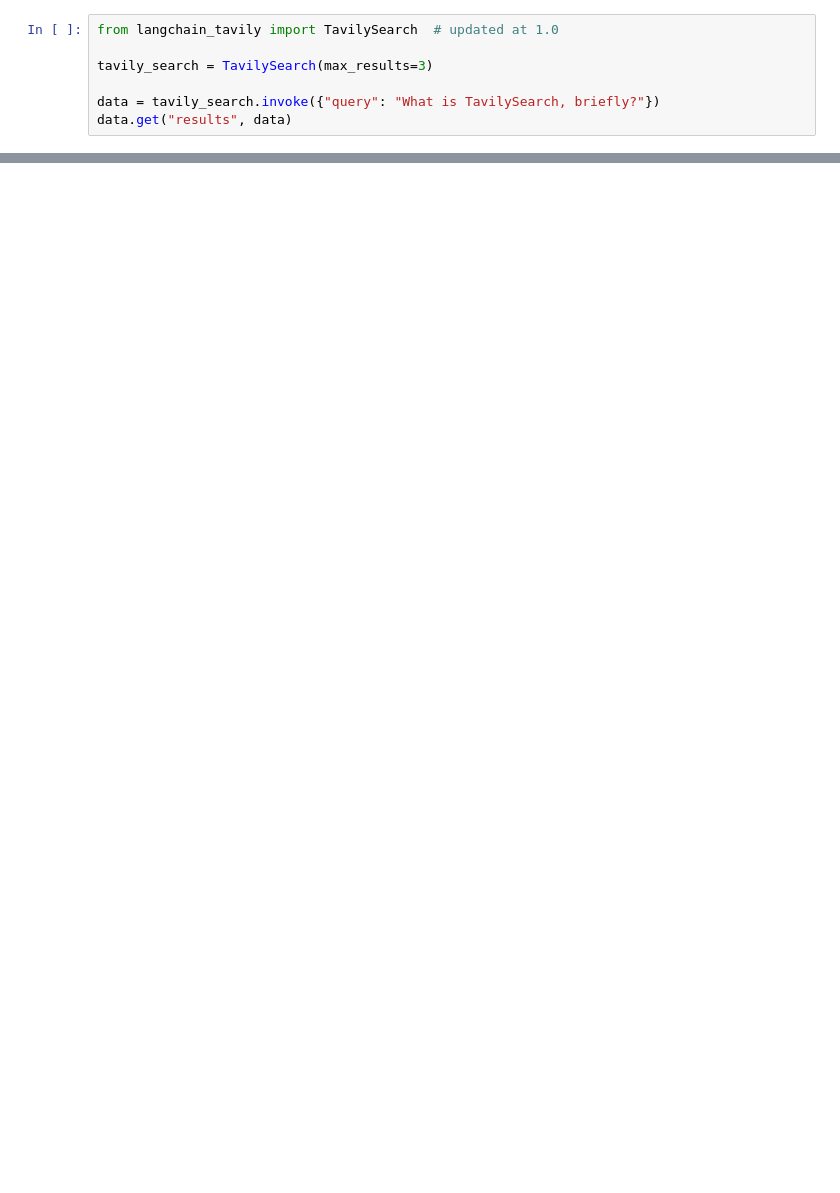
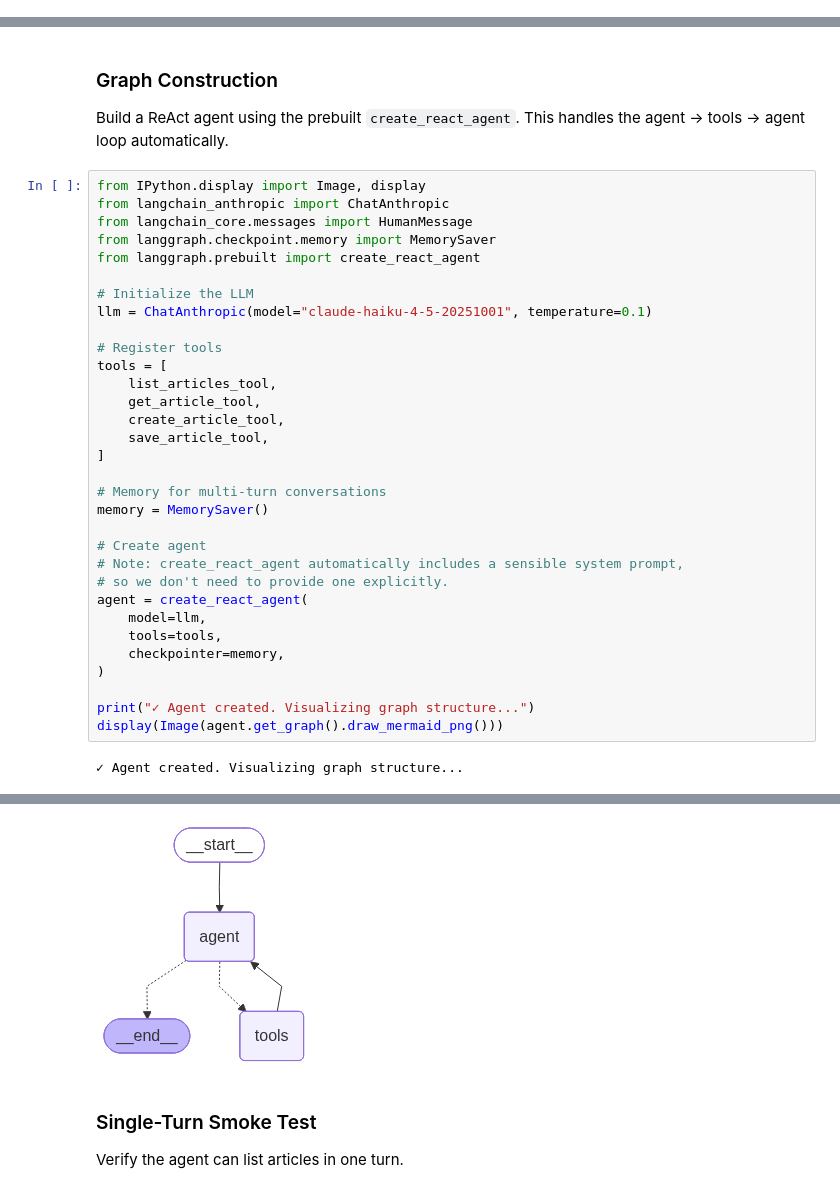
Before and after one commit to linnienaryshkin/inkwell, a Jupyter notebook: api/lab/langgraph.ipynb, the cells around one changed output, grey strips where cells are left out. Cells and saved outputs as stored; diff of their text form; blank space fills up the shorter version.

```diff
--- a/api/lab/langgraph.ipynb
+++ b/api/lab/langgraph.ipynb
@@ -28,7 +0,0 @@ AIMessage(content='Hello! 👋 How can I help you today?', additional_kwargs={},
-# %%
-from langchain_tavily import TavilySearch  # updated at 1.0
-
-tavily_search = TavilySearch(max_results=3)
-
-data = tavily_search.invoke({"query": "What is TavilySearch, briefly?"})
-data.get("results", data)
@@ -50,0 +305,38 @@ data.get("results", data)
+# %% [markdown]
+### Graph Construction
+
+Build a ReAct agent using the prebuilt `create_react_agent`. This handles the agent → tools → agent loop automatically.
+# %%
+from IPython.display import Image, display
+from langchain_anthropic import ChatAnthropic
+from langchain_core.messages import HumanMessage
+from langgraph.checkpoint.memory import MemorySaver
+from langgraph.prebuilt import create_react_agent
+
+# Initialize the LLM
+llm = ChatAnthropic(model="claude-haiku-4-5-20251001", temperature=0.1)
+
+# Register tools
+tools = [
+    list_articles_tool,
+    get_article_tool,
+    create_article_tool,
+    save_article_tool,
+]
+
+# Memory for multi-turn conversations
+memory = MemorySaver()
+
+# Create agent
+# Note: create_react_agent automatically includes a sensible system prompt,
+# so we don't need to provide one explicitly.
+agent = create_react_agent(
+    model=llm,
+    tools=tools,
+    checkpointer=memory,
+)
+
+print("✓ Agent created. Visualizing graph structure...")
+display(Image(agent.get_graph().draw_mermaid_png()))
+# %% [output]
+✓ Agent created. Visualizing graph structure...
@@ -50,0 +345,5 @@ data.get("results", data)
+[figure, added]
+# %% [markdown]
+### Single-Turn Smoke Test
+
+Verify the agent can list articles in one turn.
```
Also changed, not shown: parts of 26 cells of this notebook, 4 other files.
